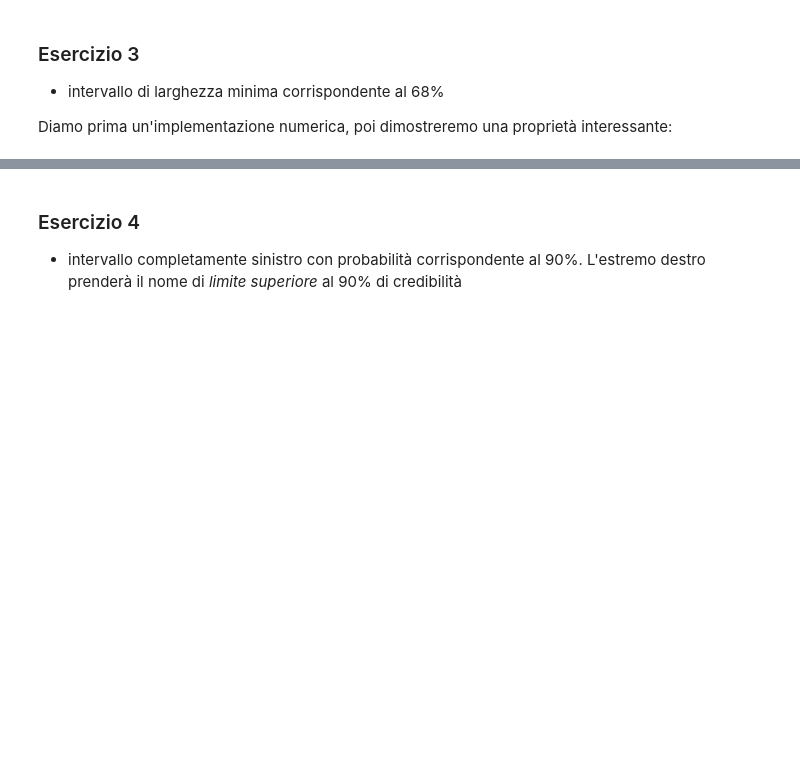
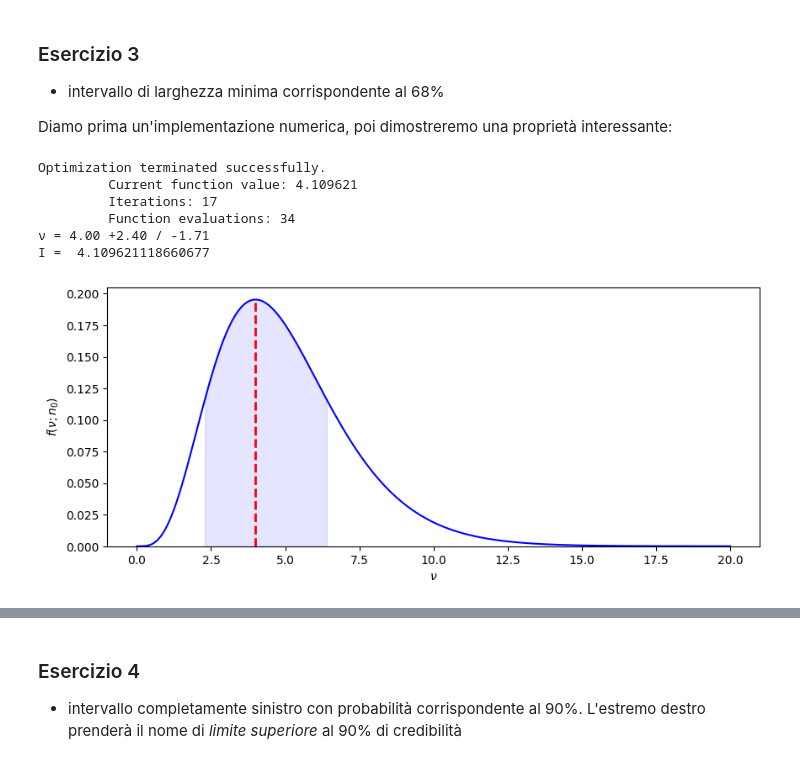
Before and after one commit to lucalista/analisi-dati-2024, a Jupyter notebook: 11.01.00__Inferenza_bayesiana.ipynb, the cells around one changed output, grey strips where cells are left out. Cells and saved outputs as stored; diff of their text form; code cells hidden in the pictures; blank space fills up the shorter version.

```diff
--- a/11.01.00__Inferenza_bayesiana.ipynb
+++ b/11.01.00__Inferenza_bayesiana.ipynb
@@ -333,3 +380,36 @@ Definiamo l'intervallo come $[x_1, x_2]$:
 * intervallo di larghezza minima corrispondente al 68%
 
 Diamo prima un'implementazione numerica, poi dimostreremo una proprietà interessante:
+# %%
+def area(x1, x2):
+    return integrate.quad(lambda x: poisson.pmf(n0, x), x1, x2)[0]
+def x2_area68(x1):
+    x2 = optimize.root(lambda x: area(x1, x) - prob, n0).x[0]
+    return x2
+def int68(x1):
+    return x2_area68(x1) - x1
+def int68min():
+    return optimize.fmin(int68, 1)[0]
+x1 = int68min()
+x2 = x2_area68(x1)
+s1, s2 = n0 - x1, x2 - n0
+print("ν = {:.2f} +{:.2f} / -{:.2f}".format(n0, s2, s1))
+print("I = ", s1+s2)
+plt.figure(figsize=(10, 4))
+plt.plot(x, poisson.pmf(n0, x), color='b')
+plt.plot([n0, n0], [0, poisson.pmf(n0, n0)], color='red', linewidth=2, linestyle='--')
+x_1s = np.linspace(x1, x2, 200)
+y_1s = poisson.pmf(n0, x_1s)
+plt.fill_between(x_1s, y_1s, alpha=0.1, color='blue')
+plt.ylim(bottom=0)
+plt.xlabel(r'$\nu$')
+plt.ylabel(r'$f(\nu;n_0)$')
+plt.show()
+# %% [output]
+Optimization terminated successfully.
+         Current function value: 4.109621
+         Iterations: 17
+         Function evaluations: 34
+ν = 4.00 +2.40 / -1.71
+I =  4.109621118660677
+[figure, added]
```
Also changed, not shown: parts of 20 cells of this notebook.
